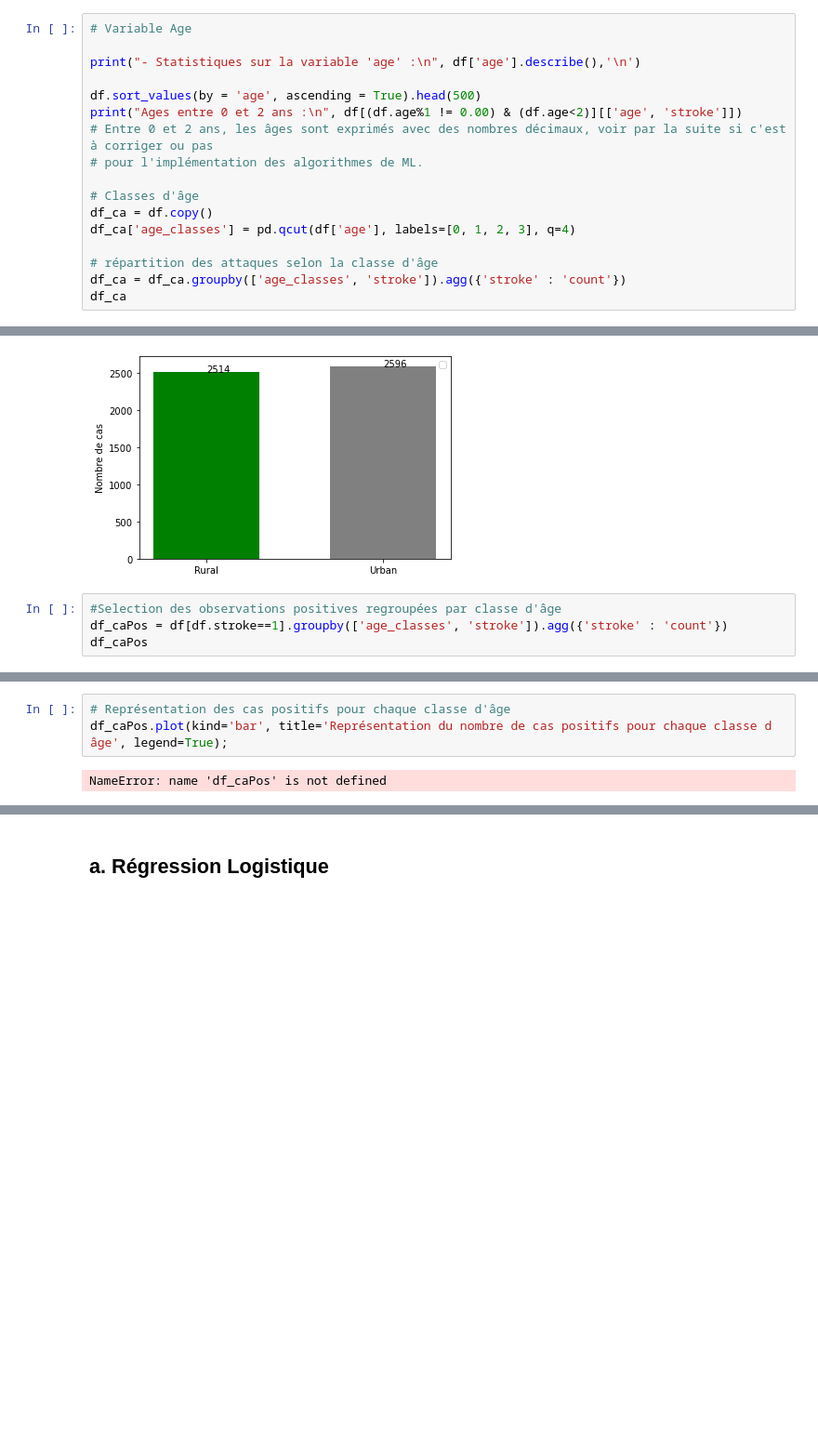
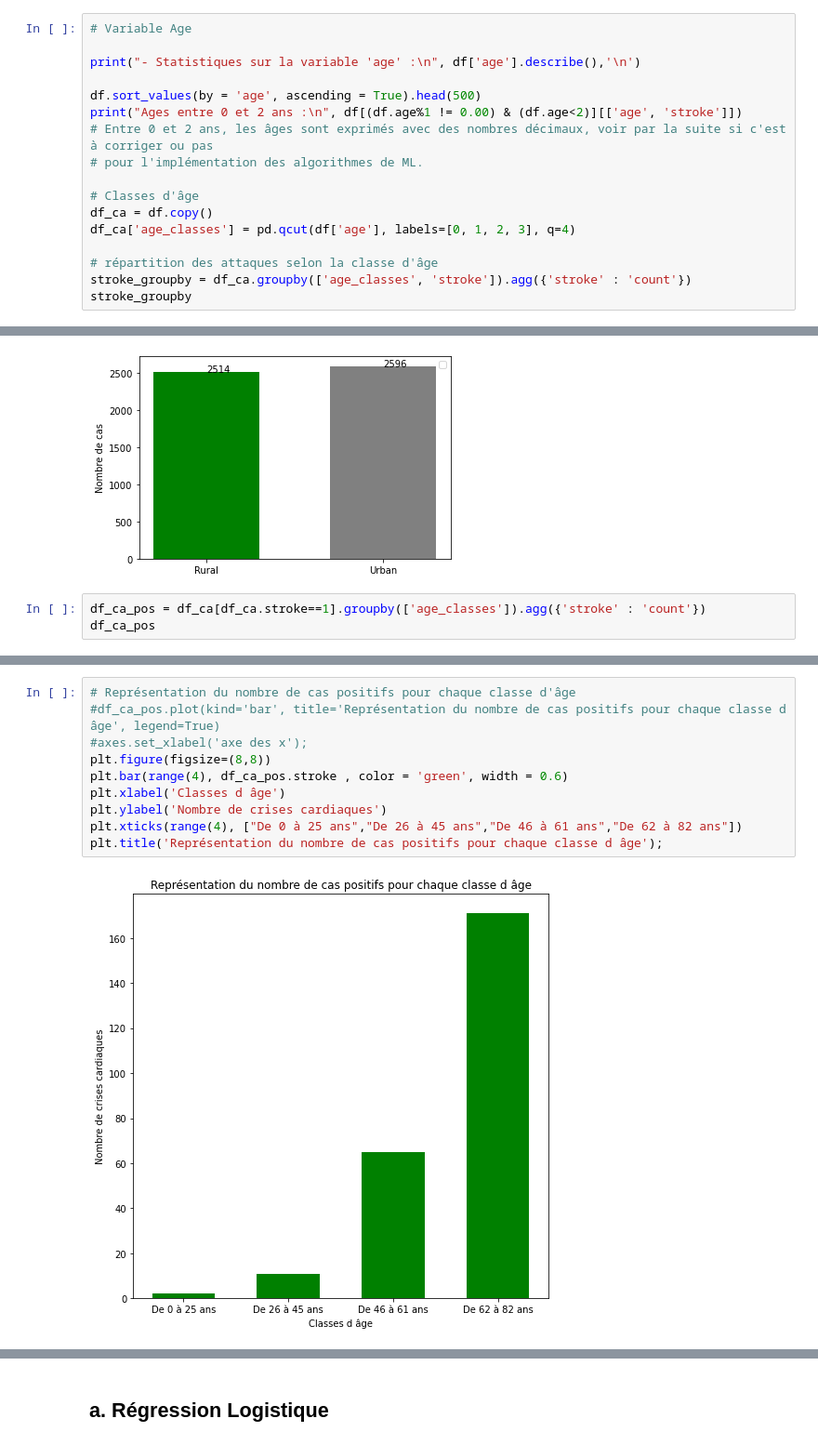
Before and after one commit to yannoushka74/Strokes_prediction_-BERTHET_NOURAUD_TRIEU, a Jupyter notebook: strokes_cleaning.ipynb, the cells around one changed output, grey strips where cells are left out. Shown at 93% size. Drawn from its saved outputs; the diff is of its cells as text; blank space fills up the shorter version.

Commit message:
MAJ Nathalie
MAJ Sommaire
Amélioration graphe classe d'âge/stroke
Correctif erreur sur groupby classes d'âge

```diff
--- a/strokes_cleaning.ipynb
+++ b/strokes_cleaning.ipynb
@@ -88,8 +89,8 @@ df_ca = df.copy()
 df_ca['age_classes'] = pd.qcut(df['age'], labels=[0, 1, 2, 3], q=4)
 
 # répartition des attaques selon la classe d'âge
-df_ca = df_ca.groupby(['age_classes', 'stroke']).agg({'stroke' : 'count'})
-df_ca
+stroke_groupby = df_ca.groupby(['age_classes', 'stroke']).agg({'stroke' : 'count'})
+stroke_groupby
 # %% [output]
 - Statistiques sur la variable 'age' :
  count    5110.000000
@@ -812,7 +812,6 @@ plt.legend();
 No handles with labels found to put in legend.
 [figure]
 # %%
-#Selection des observations positives regroupées par classe d'âge
-df_caPos = df[df.stroke==1].groupby(['age_classes', 'stroke']).agg({'stroke' : 'count'})
-df_caPos
+df_ca_pos = df_ca[df_ca.stroke==1].groupby(['age_classes']).agg({'stroke' : 'count'})
+df_ca_pos
 # %% [output]
@@ -820,6 +824,13 @@ KeyError: 'age_classes'
 # %%
-# Représentation des cas positifs pour chaque classe d'âge
-df_caPos.plot(kind='bar', title='Représentation du nombre de cas positifs pour chaque classe d âge', legend=True);
+# Représentation du nombre de cas positifs pour chaque classe d'âge
+#df_ca_pos.plot(kind='bar', title='Représentation du nombre de cas positifs pour chaque classe d âge', legend=True)
+#axes.set_xlabel('axe des x');
+plt.figure(figsize=(8,8))
+plt.bar(range(4), df_ca_pos.stroke , color = 'green', width = 0.6)
+plt.xlabel('Classes d âge')
+plt.ylabel('Nombre de crises cardiaques')
+plt.xticks(range(4), ["De 0 à 25 ans","De 26 à 45 ans","De 46 à 61 ans","De 62 à 82 ans"])
+plt.title('Représentation du nombre de cas positifs pour chaque classe d âge');
 # %% [output]
-NameError: name 'df_caPos' is not defined
+[figure, added]
 # %% [markdown]
```
Also changed, not shown: parts of 9 cells of this notebook.
